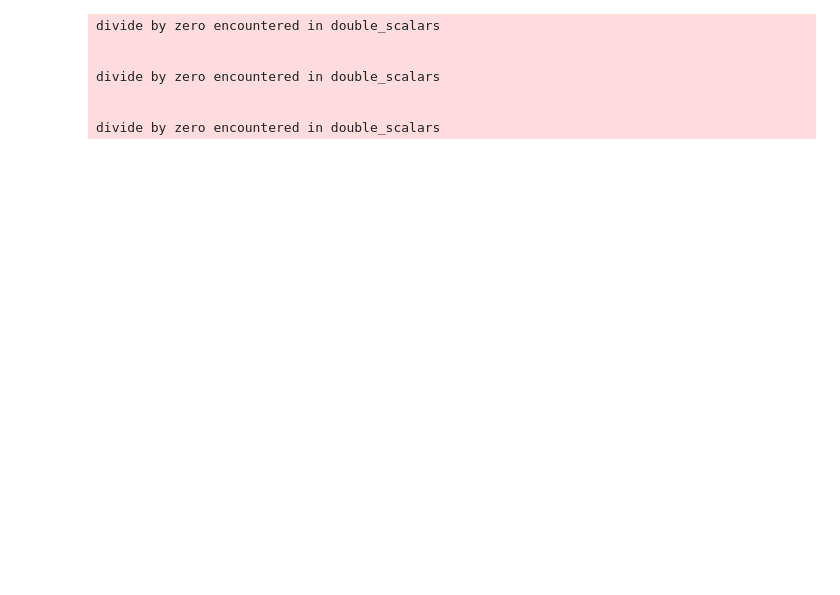
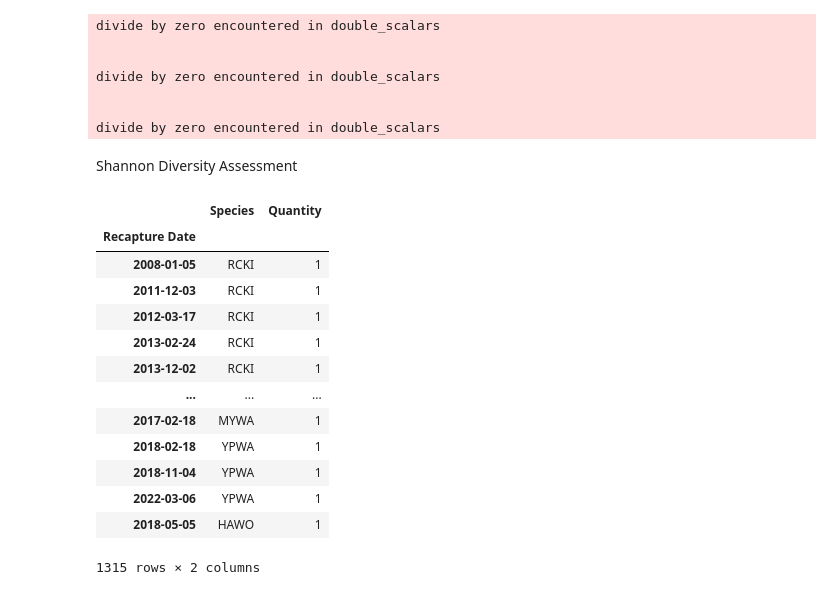
Before and after one commit to Pryzzm/PanoRestoration, a Jupyter notebook: MainAnalysis.ipynb, the cells around one changed output. Saved outputs shown, nothing was run; the diff lists cells and outputs as text; code cells hidden in the pictures; blank space fills up the shorter version.

```diff
--- a/MainAnalysis.ipynb
+++ b/MainAnalysis.ipynb
@@ -619,13 +621,10 @@ captureRateFig.update_layout(height=800, width=1300, title_text="Captures of Gra
 captureRateFig.write_html("captureRateFig.html")
 captureRateFig.show()
 # %%
-filtered_groups2 = {}
-for species in birds:
-  filtered_groups2[species] = get_bird_group(birdRecaps, species)
 
-recaptureRateFig = make_subplots(rows=6, cols=2,
-                                 subplot_titles=("FISP", "COYE", "SAVS", "BSSP", "SWSP",
-                                               "SOSP", "YBCH", "LISP", "VESP", "PRAW",
+recaptureRateFig = make_subplots(rows=7, cols=2,
+                                 subplot_titles=("FISP", "COYE", "SAVS", "SOSP",
+                                               "SWSP", "YBCH", "LISP", "VESP", "PRAW",
                                                "BOBO", "GRSP", "HESP", "SEWR"))
 
 recaptureRateFig.add_trace(
@@ -644,48 +643,43 @@ recaptureRateFig.add_trace(
 )
 
 recaptureRateFig.add_trace(
-    go.Scatter(x=filtered_groups2["BSSP"].index, y=filtered_groups2["BSSP"]["Band Number"]),
+    go.Scatter(x=filtered_groups2["SOSP"].index, y=filtered_groups2["SOSP"]["Band Number"]),
     row=2, col=2
 )
 
 recaptureRateFig.add_trace(
-    go.Scatter(x=filtered_groups2["SOSP"].index, y=filtered_groups2["SOSP"]["Band Number"]),
+    go.Scatter(x=filtered_groups2["SWSP"].index, y=filtered_groups2["SWSP"]["Band Number"]),
     row=3, col=1
 )
 
 recaptureRateFig.add_trace(
-    go.Scatter(x=filtered_groups2["SWSP"].index, y=filtered_groups2["SWSP"]["Band Number"]),
+    go.Scatter(x=filtered_groups2["YBCH"].index, y=filtered_groups2["YBCH"]["Band Number"]),
     row=3, col=2
 )
 
 recaptureRateFig.add_trace(
-    go.Scatter(x=filtered_groups2["YBCH"].index, y=filtered_groups2["YBCH"]["Band Number"]),
+    go.Scatter(x=filtered_groups2["LISP"].index, y=filtered_groups2["LISP"]["Band Number"]),
     row=4, col=1
 )
 
 recaptureRateFig.add_trace(
-    go.Scatter(x=filtered_groups2["LISP"].index, y=filtered_groups2["LISP"]["Band Number"]),
+    go.Scatter(x=filtered_groups2["VESP"].index, y=filtered_groups2["VESP"]["Band Number"]),
     row=4, col=2
 )
 
 recaptureRateFig.add_trace(
-    go.Scatter(x=filtered_groups2["VESP"].index, y=filtered_groups2["VESP"]["Band Number"]),
+    go.Scatter(x=filtered_groups2["PRAW"].index, y=filtered_groups2["PRAW"]["Band Number"]),
     row=5, col=1
 )
 
 recaptureRateFig.add_trace(
-    go.Scatter(x=filtered_groups2["PRAW"].index, y=filtered_groups2["PRAW"]["Band Number"]),
+    go.Scatter(x=filtered_groups2["BOBO"].index, y=filtered_groups2["BOBO"]["Band Number"]),
     row=5, col=2
 )
 
 recaptureRateFig.add_trace(
-    go.Scatter(x=filtered_groups2["BOBO"].index, y=filtered_groups2["BOBO"]["Band Number"]),
+    go.Scatter(x=filtered_groups2["GRSP"].index, y=filtered_groups2["GRSP"]["Band Number"]),
     row=6, col=1
-)
-
-recaptureRateFig.add_trace(
-    go.Scatter(x=filtered_groups2["GRSP"].index, y=filtered_groups2["GRSP"]["Band Number"]),
-    row=6, col=2
 )
 
 recaptureRateFig.add_trace(
@@ -695,7 +689,7 @@ recaptureRateFig.add_trace(
 
 recaptureRateFig.add_trace(
     go.Scatter(x=filtered_groups2["SEWR"].index, y=filtered_groups2["SEWR"]["Band Number"]),
-    row=6, col=2
+    row=7, col=1
 )
 
 recaptureRateFig.update_layout(height=800, width=1300, title_text="Recaptures of Grassland Bird Species over Time")
@@ -795,3 +766,5 @@ recapTrendFig.data = [t for t in recapTrendFig.data if t.mode == "lines"]
 recapTrendFig.update_traces(showlegend=True)
 recapTrendFig.write_html("recapTrendFigOLS.html")
 recapTrendFig.show()
+# %% [markdown]
+Shannon Diversity Assessment
@@ -797,0 +823,20 @@ recapTrendFig.show()
+# %%
+filteredBirdFirsts = filterBirdsSPEC(birdFirsts["Species"].unique())
+filteredBirdRecaps = filterBirdsSPECRE(birdRecaps["Species"].unique())
+filteredBirdFirsts.rename(columns={"Band Number":"Quantity"})
+filteredBirdRecaps.rename(columns={"Band Number":"Quantity"})
+# %% [output]
+|  | Species | Quantity |
+| Recapture Date |  |  |
+| 2008-01-05 | RCKI | 1 |
+| 2011-12-03 | RCKI | 1 |
+| 2012-03-17 | RCKI | 1 |
+| 2013-02-24 | RCKI | 1 |
+| 2013-12-02 | RCKI | 1 |
+| ... | ... | ... |
+| 2017-02-18 | MYWA | 1 |
+| 2018-02-18 | YPWA | 1 |
+| 2018-11-04 | YPWA | 1 |
+| 2022-03-06 | YPWA | 1 |
+| 2018-05-05 | HAWO | 1 |
+1315 rows × 2 columns
```
Also changed, not shown: parts of 11 cells of this notebook, 27 other files.
